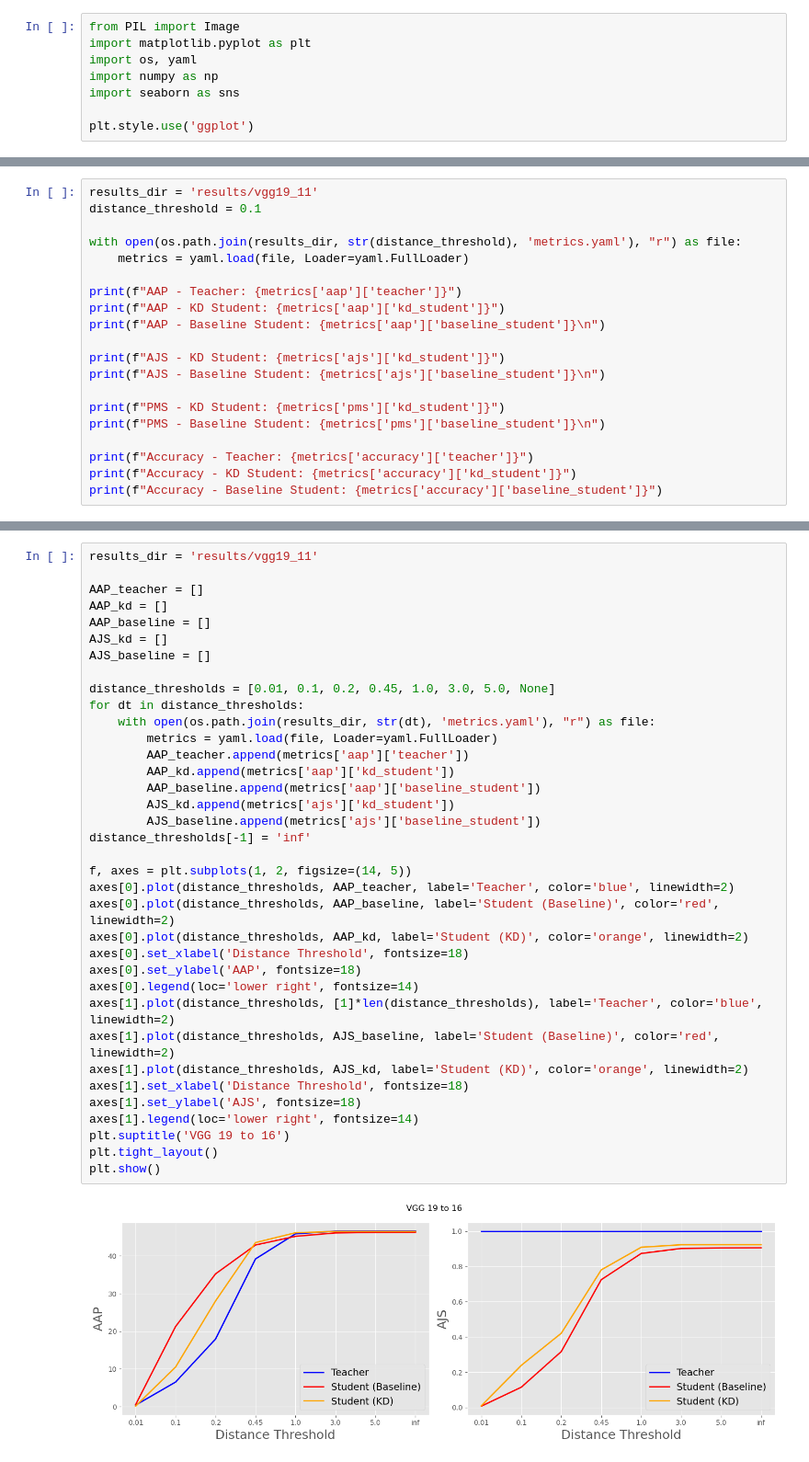
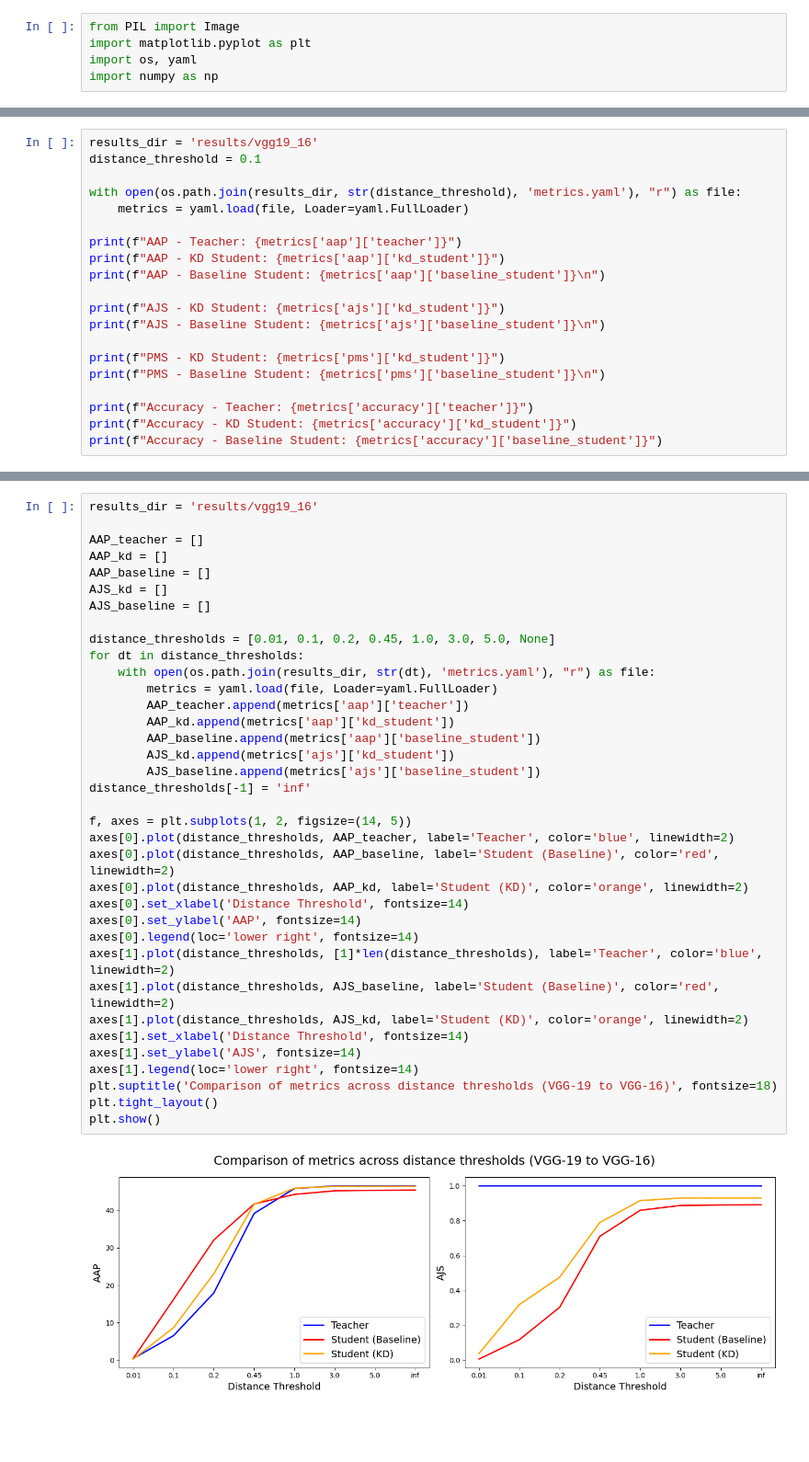
Before and after one commit to diegogcerdas/proto2proto-reproduction, a Jupyter notebook: example.ipynb, the cells around one changed output, grey strips where cells are left out. Shown at 92% size. Drawn from its saved outputs; the diff is of its cells as text; blank space fills up the shorter version.

```diff
--- a/example.ipynb
+++ b/example.ipynb
@@ -3,6 +5,3 @@ from PIL import Image
 import matplotlib.pyplot as plt
 import os, yaml
 import numpy as np
-import seaborn as sns
-
-plt.style.use('ggplot')
@@ -23,5 +12,5 @@ FileNotFoundError: [WinError 3] The system cannot find the path specified: 'data
 # %%
-results_dir = 'results/vgg19_11'
+results_dir = 'results/vgg19_16'
 distance_threshold = 0.1
 
 with open(os.path.join(results_dir, str(distance_threshold), 'metrics.yaml'), "r") as file:
@@ -57,38 +48,38 @@ Accuracy - Baseline Student: 0.44874007594062826
 # %%
-results_dir = 'results/vgg19_11'
+results_dir = 'results/vgg19_16'
 
 AAP_teacher = []
 AAP_kd = []
 AAP_baseline = []
 AJS_kd = []
 AJS_baseline = []
 
 distance_thresholds = [0.01, 0.1, 0.2, 0.45, 1.0, 3.0, 5.0, None]
 for dt in distance_thresholds:
     with open(os.path.join(results_dir, str(dt), 'metrics.yaml'), "r") as file:
         metrics = yaml.load(file, Loader=yaml.FullLoader)
         AAP_teacher.append(metrics['aap']['teacher'])
         AAP_kd.append(metrics['aap']['kd_student'])
         AAP_baseline.append(metrics['aap']['baseline_student'])
         AJS_kd.append(metrics['ajs']['kd_student'])
         AJS_baseline.append(metrics['ajs']['baseline_student'])
 distance_thresholds[-1] = 'inf'
 
 f, axes = plt.subplots(1, 2, figsize=(14, 5))
 axes[0].plot(distance_thresholds, AAP_teacher, label='Teacher', color='blue', linewidth=2)
 axes[0].plot(distance_thresholds, AAP_baseline, label='Student (Baseline)', color='red', linewidth=2)
 axes[0].plot(distance_thresholds, AAP_kd, label='Student (KD)', color='orange', linewidth=2)
-axes[0].set_xlabel('Distance Threshold', fontsize=18)
-axes[0].set_ylabel('AAP', fontsize=18)
+axes[0].set_xlabel('Distance Threshold', fontsize=14)
+axes[0].set_ylabel('AAP', fontsize=14)
 axes[0].legend(loc='lower right', fontsize=14)
 axes[1].plot(distance_thresholds, [1]*len(distance_thresholds), label='Teacher', color='blue', linewidth=2)
 axes[1].plot(distance_thresholds, AJS_baseline, label='Student (Baseline)', color='red', linewidth=2)
 axes[1].plot(distance_thresholds, AJS_kd, label='Student (KD)', color='orange', linewidth=2)
-axes[1].set_xlabel('Distance Threshold', fontsize=18)
-axes[1].set_ylabel('AJS', fontsize=18)
+axes[1].set_xlabel('Distance Threshold', fontsize=14)
+axes[1].set_ylabel('AJS', fontsize=14)
 axes[1].legend(loc='lower right', fontsize=14)
-plt.suptitle('VGG 19 to 16')
+plt.suptitle('Comparison of metrics across distance thresholds (VGG-19 to VGG-16)', fontsize=18)
 plt.tight_layout()
 plt.show()
 # %% [output]
-[figure, old version]
+[figure, new version]
```
Also changed, not shown: parts of 9 cells of this notebook, 1 other file.
